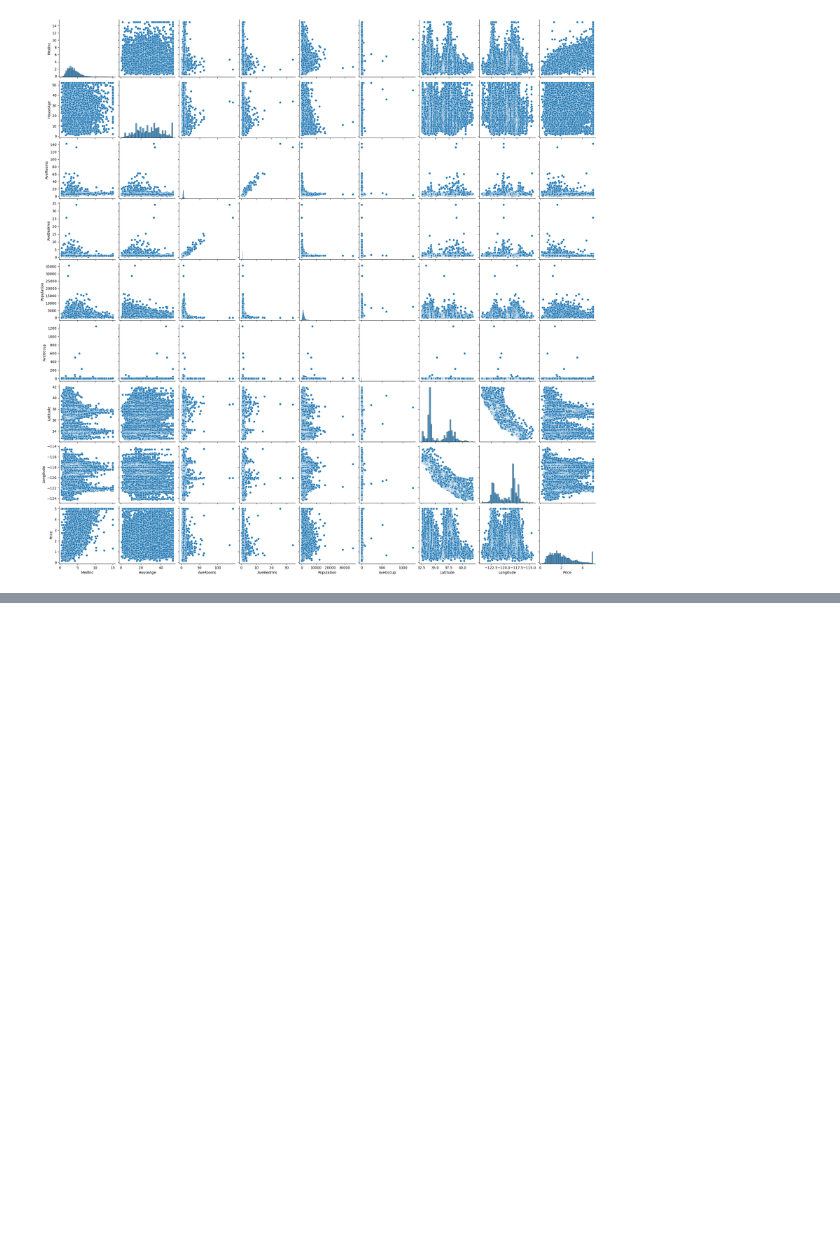
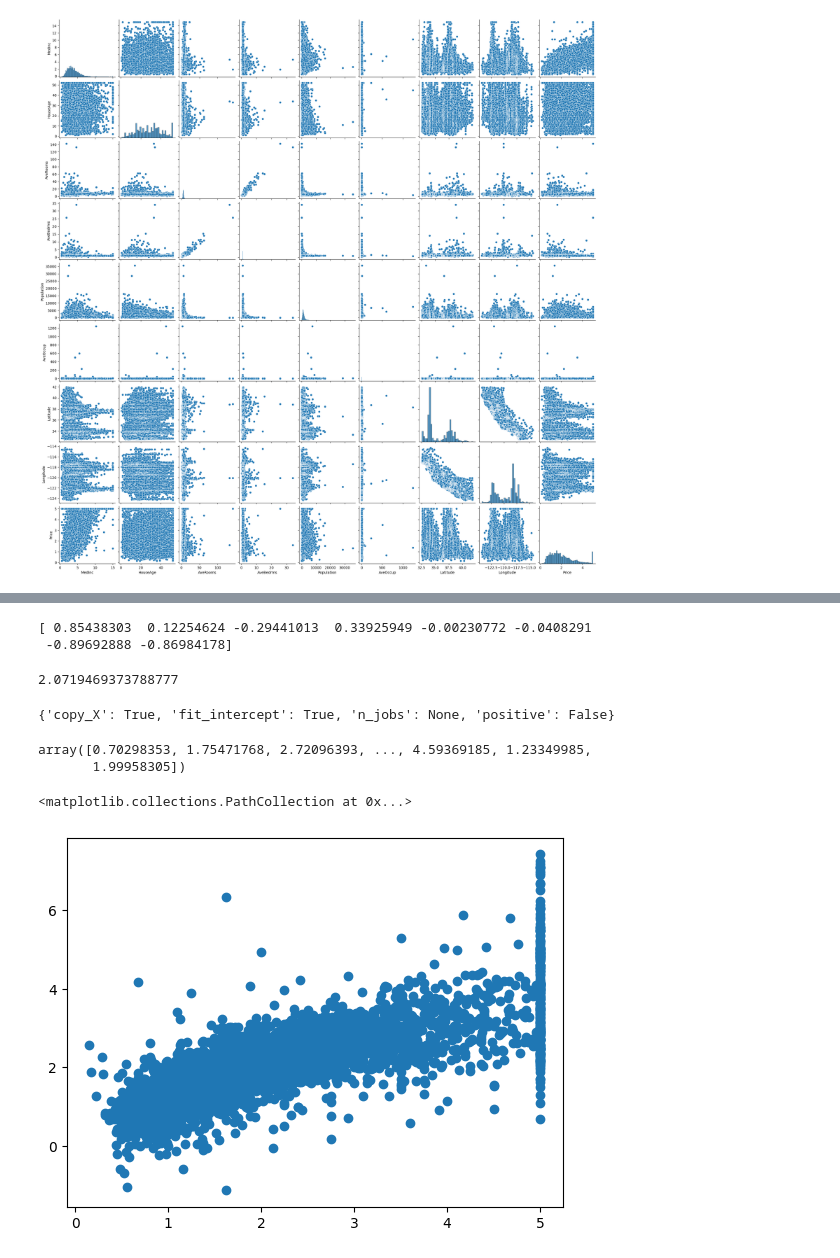
Before and after one commit to ParthShah1996/Python-Data-Science, a Jupyter notebook: notebooks/trail.ipynb, the cells around one changed output, grey strips where cells are left out. Cells and saved outputs as stored; diff of their text form; code cells hidden in the pictures; blank space fills up the shorter version.

Commit message:
added linear regression model

```diff
--- a/notebooks/trail.ipynb
+++ b/notebooks/trail.ipynb
@@ -146,0 +221,5 @@ sns.pairplot(dataset)
+# %%
+from sklearn.preprocessing import StandardScaler
+scaler = StandardScaler()
+X_train = scaler.fit_transform(X_train)
+X_test = scaler.fit_transform(X_test)
@@ -146,0 +258,5 @@ sns.pairplot(dataset)
+# %%
+from sklearn.linear_model import LinearRegression
+regression = LinearRegression()
+# %%
+regression.fit(X_train,y_train)
@@ -146,0 +269,25 @@ sns.pairplot(dataset)
+# %%
+print(regression.coef_)
+# %% [output]
+[ 0.85438303  0.12254624 -0.29441013  0.33925949 -0.00230772 -0.0408291
+ -0.89692888 -0.86984178]
+# %%
+print(regression.intercept_)
+# %% [output]
+2.0719469373788777
+# %%
+print(regression.get_params())
+# %% [output]
+{'copy_X': True, 'fit_intercept': True, 'n_jobs': None, 'positive': False}
+# %%
+reg_pred=regression.predict(X_test)
+# %%
+reg_pred
+# %% [output]
+array([0.70298353, 1.75471768, 2.72096393, ..., 4.59369185, 1.23349985,
+       1.99958305])
+# %%
+plt.scatter(y_test,reg_pred)
+# %% [output]
+<matplotlib.collections.PathCollection at 0x...>
+[figure, added]
```
Also changed, not shown: parts of 12 cells of this notebook.
